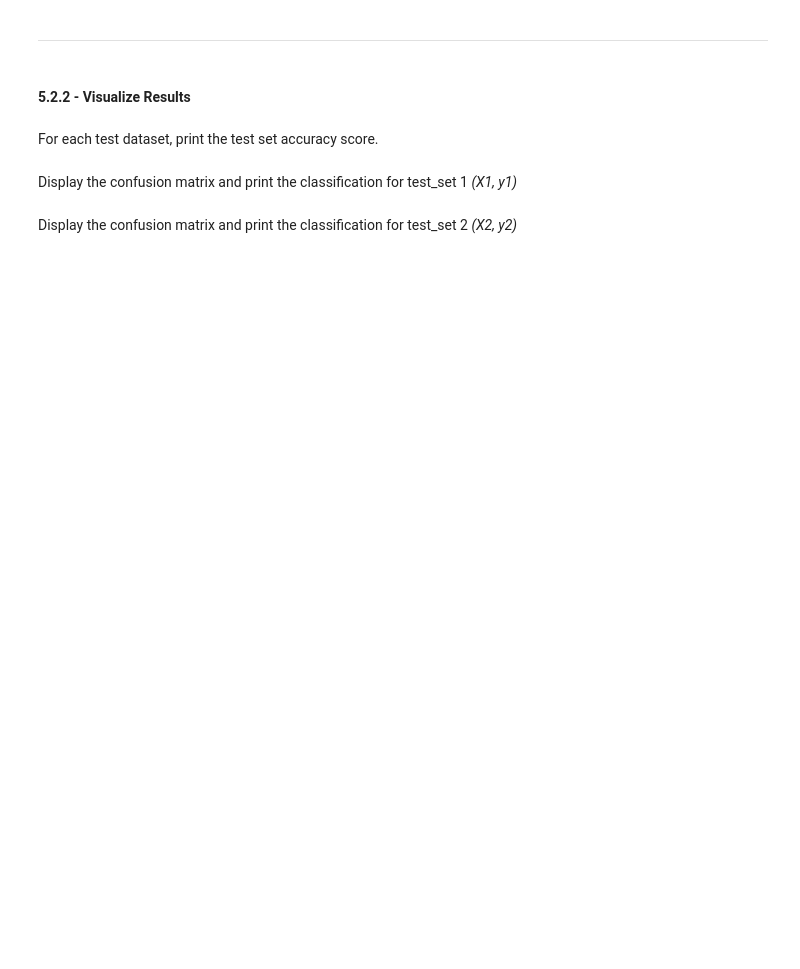
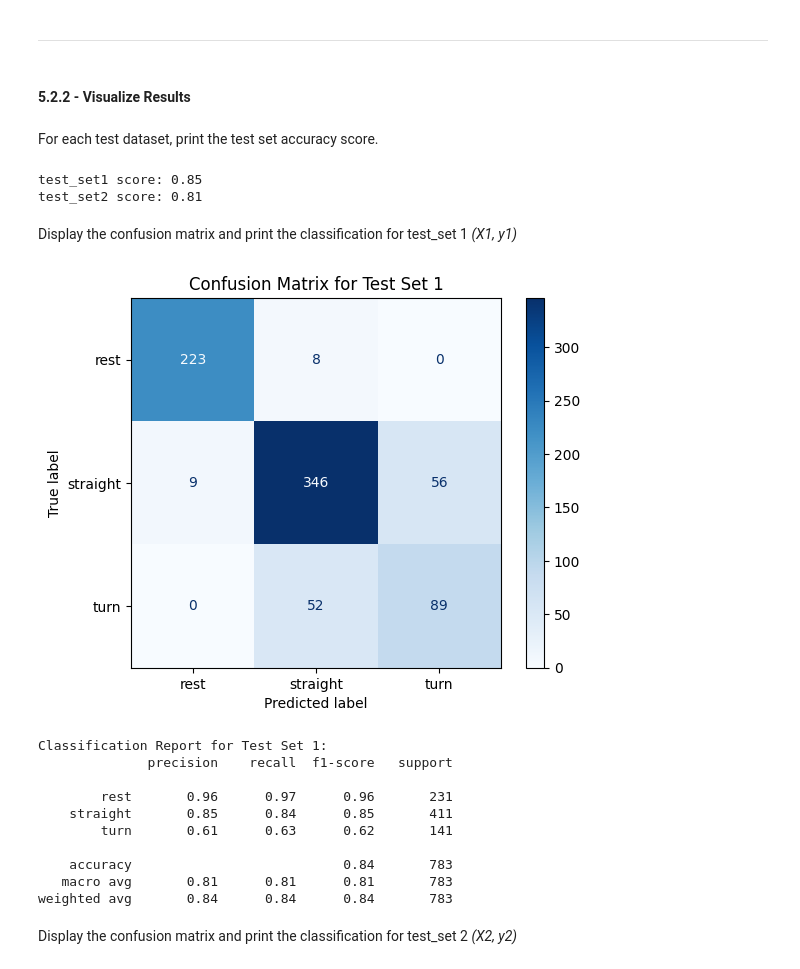
Before and after one commit to AkinsegunAdemiluwa/engg680_2024_fall, a Jupyter notebook: Lab_Assignment4/Assignment 4.ipynb, the cells around one changed output. Cells and saved outputs as stored; diff of their text form; code cells hidden in the pictures; blank space fills up the shorter version.

```diff
--- a/Lab_Assignment4/Assignment 4.ipynb
+++ b/Lab_Assignment4/Assignment 4.ipynb
@@ -1140,6 +1309,6 @@ The model trained in 5.1, is to be tested on the independent datasets, that is t
 Seperate the testsets into features and target vectors *(X1, y1)* and *(X2,y2)*
 # %%
 # TODO - Load the target vector from test_set1 into y1, and the selected features from test_set1 into X1
-# y1 =
-# X1 =
+y1 = test_set1['motion_state']
+X1 = test_set1[selected_features]
 X1.head(2)
@@ -1156,7 +1333,10 @@ ___
 For each test dataset, print the test set accuracy score.
 # %%
 # TODO - Print test score accuracies for test_set1 and test_set2
-#print("test_set1 score: {:.2f}".format(???))
-#print("test_set2 score: {:.2f}".format(???))
+print("test_set1 score: {:.2f}".format(test_set1_score))
+print("test_set2 score: {:.2f}".format(test_set2_score))
+# %% [output]
+test_set1 score: 0.85
+test_set2 score: 0.81
 # %% [markdown]
 Display the confusion matrix and print the classification for test_set 1 *(X1, y1)*
@@ -1165,2 +1343,30 @@ Display the confusion matrix and print the classification for test_set 1 *(X1, y
+# %%
+# TODO - Display confusion matrix and print classification report for (X1, y1)
+from sklearn.metrics import ConfusionMatrixDisplay, classification_report
+import matplotlib.pyplot as plt
+
+# Predict on test_set1
+y1_pred = grid.predict(X1)
+
+# Display the confusion matrix
+ConfusionMatrixDisplay.from_predictions(y1, y1_pred, display_labels=np.unique(y1), cmap='Blues')
+plt.title('Confusion Matrix for Test Set 1')
+plt.show()
+
+# Print the classification report
+print("Classification Report for Test Set 1:")
+print(classification_report(y1, y1_pred))
+# %% [output]
+[figure, added]
+Classification Report for Test Set 1:
+              precision    recall  f1-score   support
+
+        rest       0.96      0.97      0.96       231
+    straight       0.85      0.84      0.85       411
+        turn       0.61      0.63      0.62       141
+
+    accuracy                           0.84       783
+   macro avg       0.81      0.81      0.81       783
+weighted avg       0.84      0.84      0.84       783
 # %% [markdown]
 Display the confusion matrix and print the classification for test_set 2 *(X2, y2)*
```
Also changed, not shown: parts of 38 cells of this notebook.
